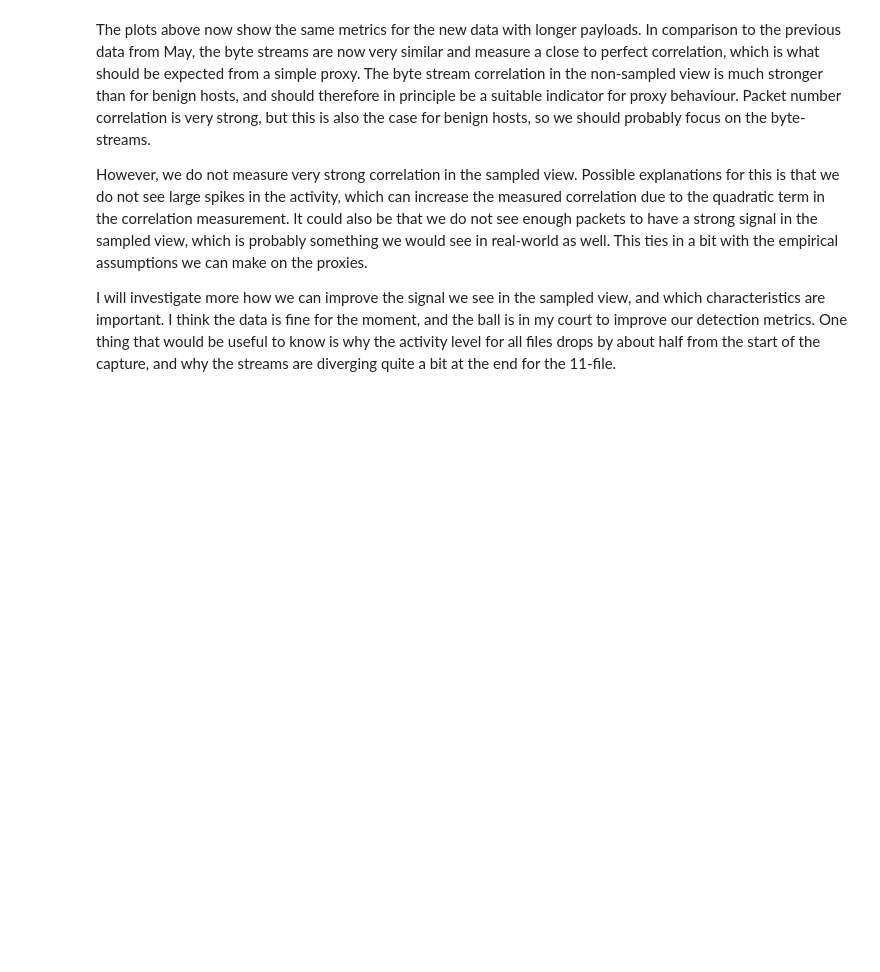
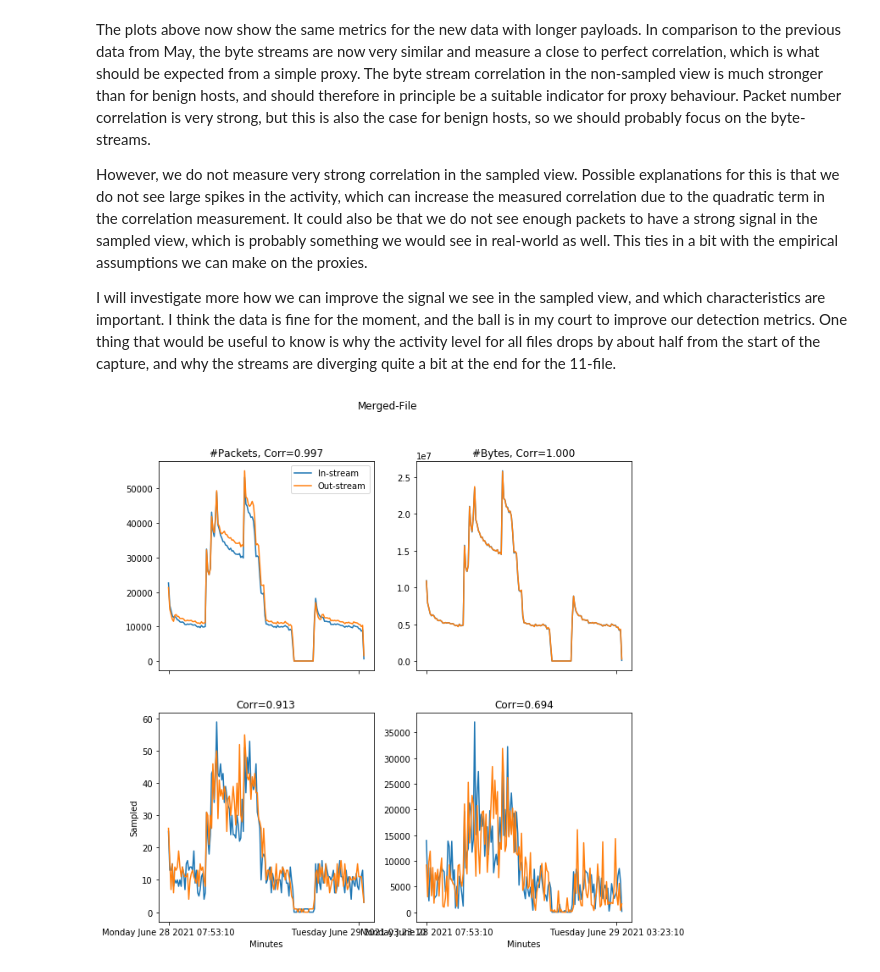
Before and after one commit to hc2116/PhD_project, a Jupyter notebook: BT/July_progress_update.ipynb, the cells around one changed output. Drawn from its saved outputs; the diff is of its cells as text; code cells hidden in the pictures; blank space fills up the shorter version.

```diff
--- a/BT/July_progress_update.ipynb
+++ b/BT/July_progress_update.ipynb
@@ -469,3 +469,48 @@ The plots above now show the same metrics for the new data with longer payloads.
 However, we do not measure very strong correlation in the sampled view. Possible explanations for this is that we do not see large spikes in the activity, which can increase the measured correlation due to the quadratic term in the correlation measurement. It could also be that we do not see enough packets to have a strong signal in the sampled view, which is probably something we would see in real-world as well. This ties in a bit with the empirical assumptions we can make on the proxies.
 
 I will investigate more how we can improve the signal we see in the sampled view, and which characteristics are important. I think the data is fine for the moment, and the ball is in my court to improve our detection metrics. One thing that would be useful to know is why the activity level for all files drops by about half from the start of the capture, and why the streams are diverging quite a bit at the end for the 11-file.
+# %%
+outputfilename1="Data_Adi/Data_June/Temp_Merged.txt"
+outputfilename2="Data_Adi/Data_June/Temp_Merged_sample.txt"
+
+Flows=pd.read_csv(outputfilename1)
+Flows_sampled=pd.read_csv(outputfilename2)
+
+Host1=Flows.iloc[:,values]
+Host1_sampled=Flows_sampled.iloc[:,values]
+
+f, axs = plt.subplots(2, 2, sharex=True)
+f.suptitle('Merged-File')
+f.set_figheight(10)
+f.set_figwidth(10)
+x1=Host1.iloc[:,0]
+x2=Host1.iloc[:,1]
+axs[0, 0].plot(Host1.iloc[:,6],x1, label="In-stream")
+axs[0, 0].plot(Host1.iloc[:,6],x2, label="Out-stream")
+axs[0, 0].set_title("#Packets, Corr=%.3f" %pearsonr(x1, x2)[0])
+axs[0, 0].legend()
+###########################
+x1=Host1_sampled.iloc[:,0]
+x2=Host1_sampled.iloc[:,1]
+axs[1, 0].plot(Host1_sampled.iloc[:,6],x1, label="In-stream")
+axs[1, 0].plot(Host1_sampled.iloc[:,6],x2, label="Out-stream")
+axs[1, 0].set_xlabel("Minutes")
+axs[1, 0].set_ylabel("Sampled")
+axs[1, 0].set_title("Corr=%.3f" %pearsonr(x1, x2)[0])
+axs[1, 0].xaxis.set_major_locator(plt.MaxNLocator(1))
+
+x1=Host1.iloc[:,2]
+x2=Host1.iloc[:,3]
+axs[0, 1].plot(Host1.iloc[:,6],x1, label="In-stream")
+axs[0, 1].plot(Host1.iloc[:,6],x2, label="Out-stream")
+axs[0, 1].set_title("#Bytes, Corr=%.3f" %pearsonr(x1, x2)[0])
+#ax3.legend()
+x1=Host1_sampled.iloc[:,2]
+x2=Host1_sampled.iloc[:,3]
+axs[1, 1].plot(Host1_sampled.iloc[:,6],x1, label="In-stream")
+axs[1, 1].plot(Host1_sampled.iloc[:,6],x2, label="Out-stream")
+axs[1, 1].set_xlabel("Minutes")
+axs[1, 1].set_title("Corr=%.3f" %pearsonr(x1, x2)[0])
+axs[1, 1].xaxis.set_major_locator(plt.MaxNLocator(1))
+# %% [output]
+[figure, added]
```
Also changed, not shown: parts of 4 cells of this notebook, 17 other files.
